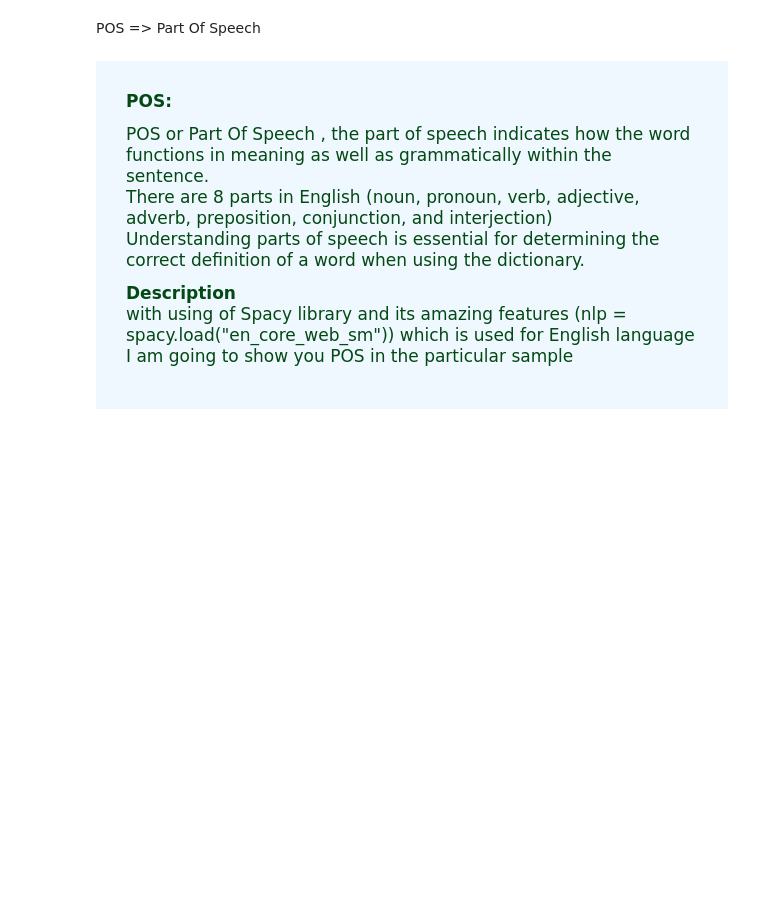
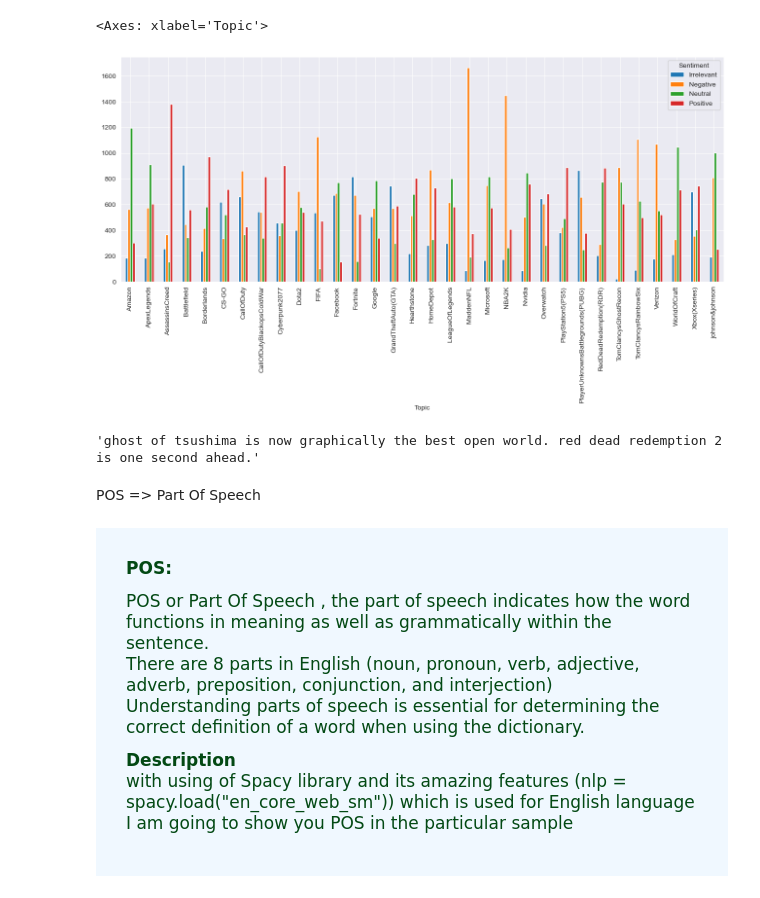
Before and after one commit to rachit-bhatt/Twitter-Sentiment-Analysis, a Jupyter notebook: Twitter Sentiment Analysis.ipynb, the cells around one changed output. Drawn from its saved outputs; the diff is of its cells as text; code cells hidden in the pictures; blank space fills up the shorter version.

```diff
--- a/Twitter Sentiment Analysis.ipynb
+++ b/Twitter Sentiment Analysis.ipynb
@@ -437,0 +205,6 @@ test_text
+# %%
+reactions_Sentiment = pd.crosstab(dataset['Topic'],dataset['Sentiment'])
+reactions_Sentiment.plot(kind='bar', figsize=(16, 6),grid=True)
+# %% [output]
+<Axes: xlabel='Topic'>
+[figure, added]
@@ -438,3 +257,10 @@ test_text
+# %%
+random.seed(99)
+test_text =clean_text( random.choice(dataset['Text']))
+test_text = emojis(test_text)
+test_text
+# %% [output]
+'ghost of tsushima is now graphically the best open world. red dead redemption 2 is one second ahead.'
 # %% [markdown]
 POS => Part Of Speech
 # %% [markdown]
```
Also changed, not shown: parts of 67 cells of this notebook, 2 other files.
